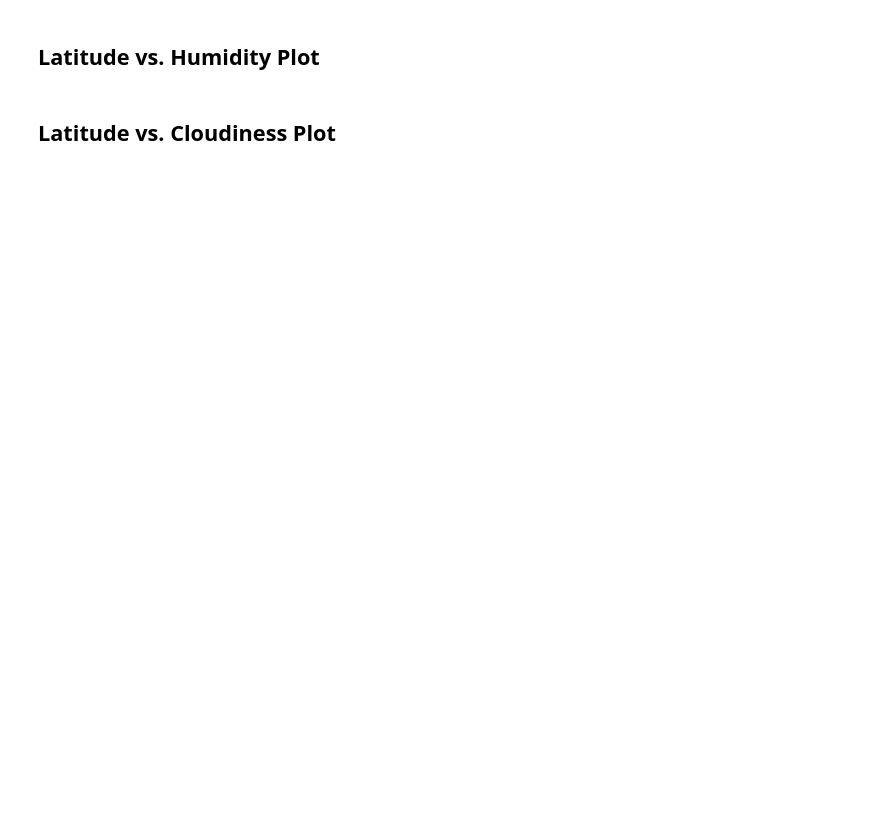
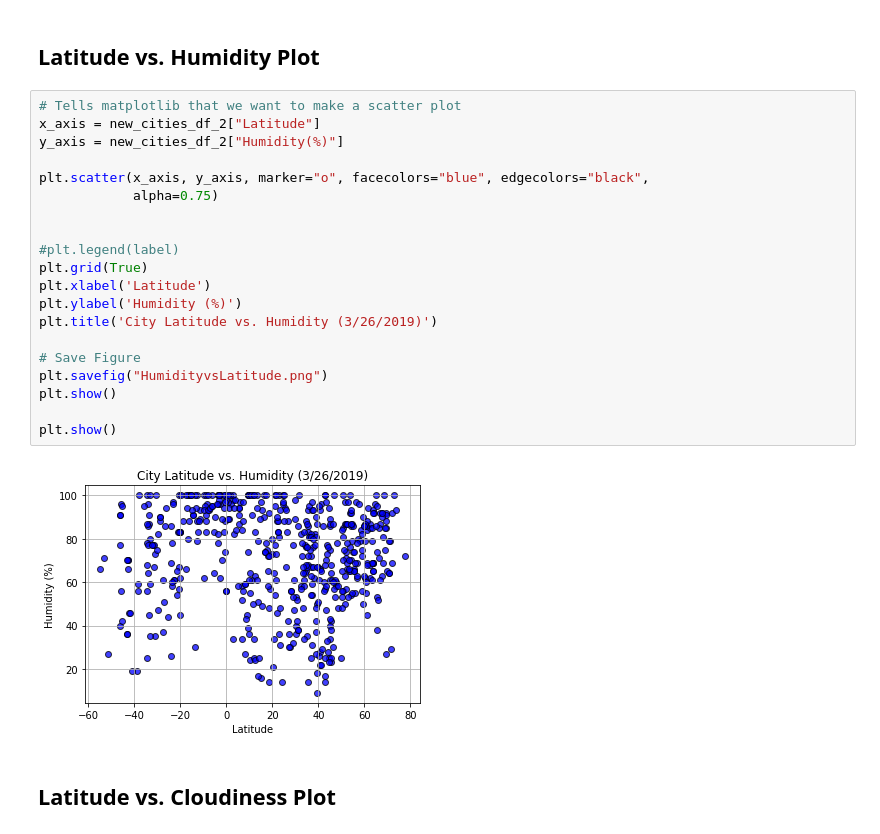
Before and after one commit to kglibrarian/weatherpy, a Jupyter notebook: main.ipynb, the cells around one changed output. Drawn from its saved outputs; the diff is of its cells as text; blank space fills up the shorter version.

```diff
--- a/main.ipynb
+++ b/main.ipynb
@@ -318,4 +317,26 @@ plt.show()
 # %% [markdown]
 ## Latitude vs. Humidity Plot
+# %%
+# Tells matplotlib that we want to make a scatter plot
+x_axis = new_cities_df_2["Latitude"]
+y_axis = new_cities_df_2["Humidity(%)"]
+
+plt.scatter(x_axis, y_axis, marker="o", facecolors="blue", edgecolors="black",
+            alpha=0.75)
+
+
+#plt.legend(label)
+plt.grid(True)
+plt.xlabel('Latitude')
+plt.ylabel('Humidity (%)')
+plt.title('City Latitude vs. Humidity (3/26/2019)')
+
+# Save Figure
+plt.savefig("HumidityvsLatitude.png")
+plt.show()
+
+plt.show()
+# %% [output]
+[figure, added]
 # %% [markdown]
 ## Latitude vs. Cloudiness Plot
```
Also changed, not shown: parts of 4 cells of this notebook, 4 other files.
